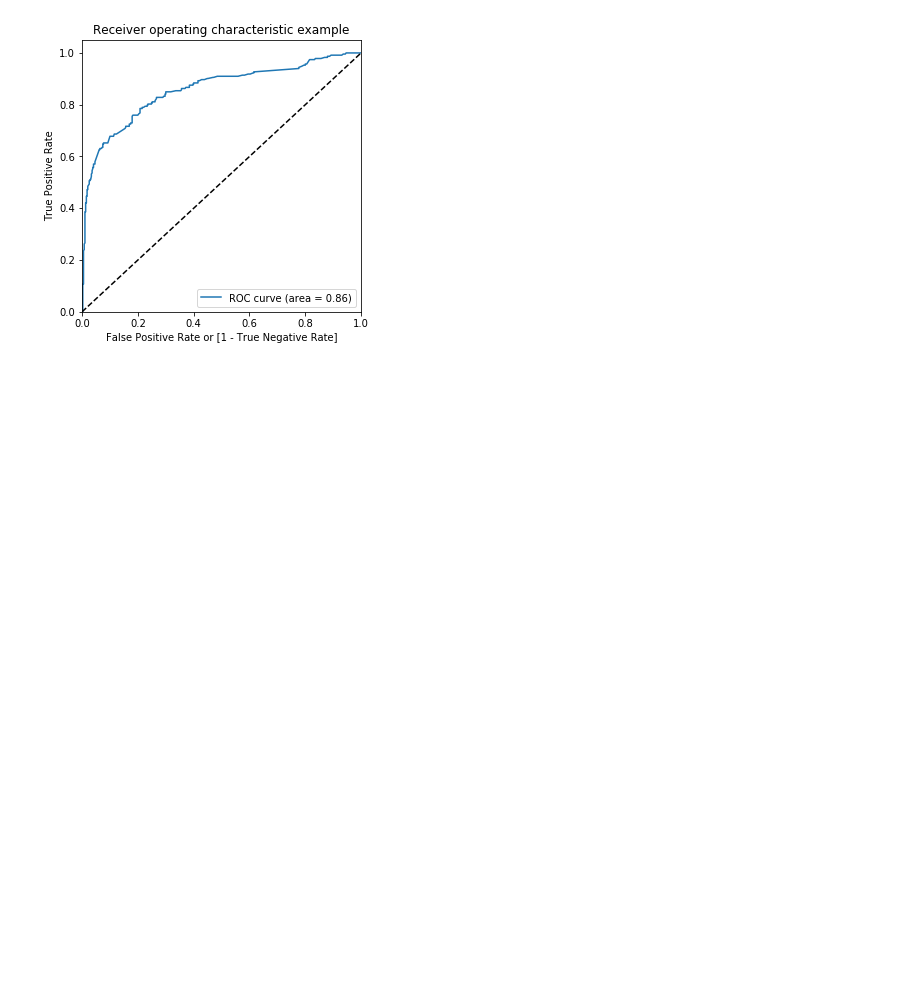
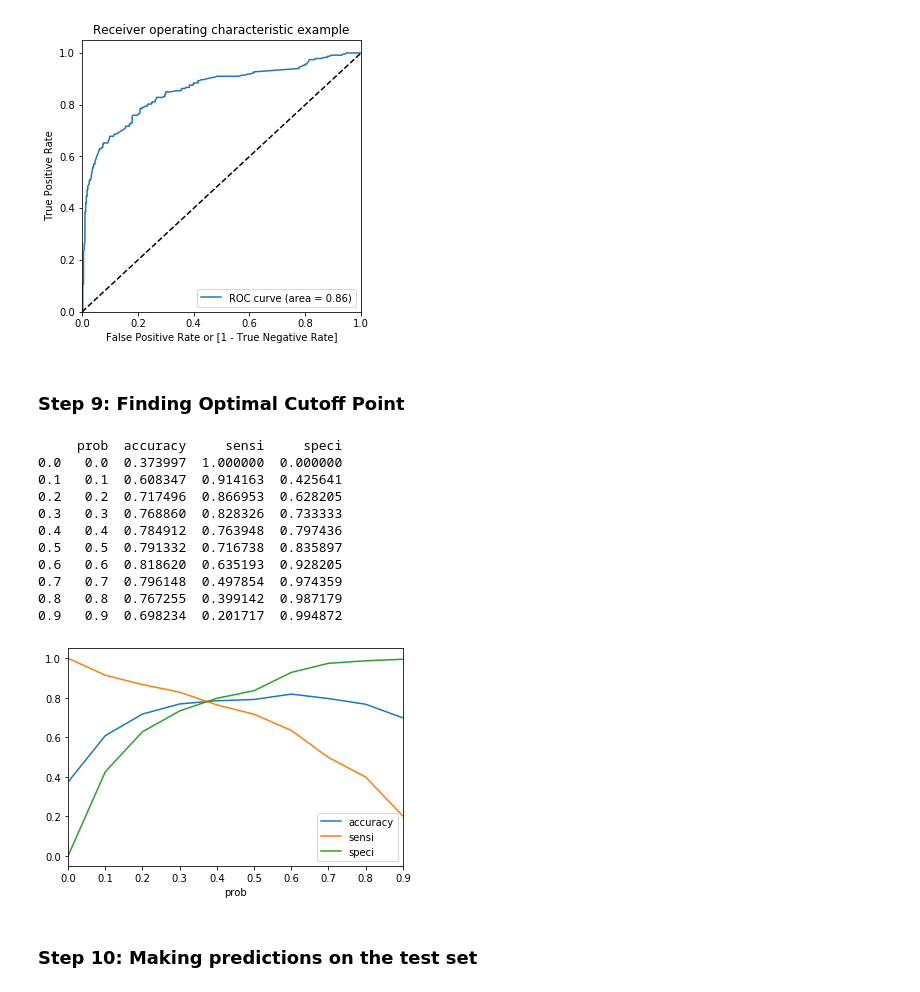
Before and after one commit to MahithaAnumukonda/Kaggleplatform, a Jupyter notebook: Titanic_ML_from_disaster.ipynb, the cells around one changed output. Saved outputs shown, nothing was run; the diff lists cells and outputs as text; code cells hidden in the pictures; blank space fills up the shorter version.

Commit message:
added func to find cutoff

```diff
--- a/Titanic_ML_from_disaster.ipynb
+++ b/Titanic_ML_from_disaster.ipynb
@@ -382,5 +382,23 @@ class LogisticRegressionModel:
         plt.title('Receiver operating characteristic example')
         plt.legend(loc="lower right")
         plt.show()
+
+    def find_optimal_cutoff_points(self):
+        for i in [float(x)/10 for x in range(10)]:
+            self.y_train_pred_final[i]= self.y_train_pred_final.Survived_Prob.map(
+                lambda x: 1 if x > i else 0)
+        cutoff_df = pd.DataFrame(columns=['prob','accuracy','sensi','speci'])
+        num = [0.0,0.1,0.2,0.3,0.4,0.5,0.6,0.7,0.8,0.9]
+        for i in num:
+            cm1 = metrics.confusion_matrix(
+                self.y_train_pred_final.Survived, self.y_train_pred_final[i])
+            total1=sum(sum(cm1))
+            accuracy = (cm1[0,0]+cm1[1,1])/total1
+            speci = cm1[0,0]/(cm1[0,0]+cm1[0,1])
+            sensi = cm1[1,1]/(cm1[1,0]+cm1[1,1])
+            cutoff_df.loc[i] =[ i ,accuracy,sensi,speci]
+        print(cutoff_df)
+        cutoff_df.plot.line(x='prob', y=['accuracy','sensi','speci'])
+        plt.show()
 # %%
 lrm = LogisticRegressionModel(y_train, X_train)
@@ -585,3 +605,22 @@ Specificity: 83.59
 lrm.draw_roc()
 # %% [output]
 [figure]
+# %% [markdown]
+### Step 9: Finding Optimal Cutoff Point
+# %%
+lrm.find_optimal_cutoff_points()
+# %% [output]
+     prob  accuracy     sensi     speci
+0.0   0.0  0.373997  1.000000  0.000000
+0.1   0.1  0.608347  0.914163  0.425641
+0.2   0.2  0.717496  0.866953  0.628205
+0.3   0.3  0.768860  0.828326  0.733333
+0.4   0.4  0.784912  0.763948  0.797436
+0.5   0.5  0.791332  0.716738  0.835897
+0.6   0.6  0.818620  0.635193  0.928205
+0.7   0.7  0.796148  0.497854  0.974359
+0.8   0.8  0.767255  0.399142  0.987179
+0.9   0.9  0.698234  0.201717  0.994872
+[figure, added]
+# %% [markdown]
+### Step 10: Making predictions on the test set
```
Also changed, not shown: parts of 18 cells of this notebook.
